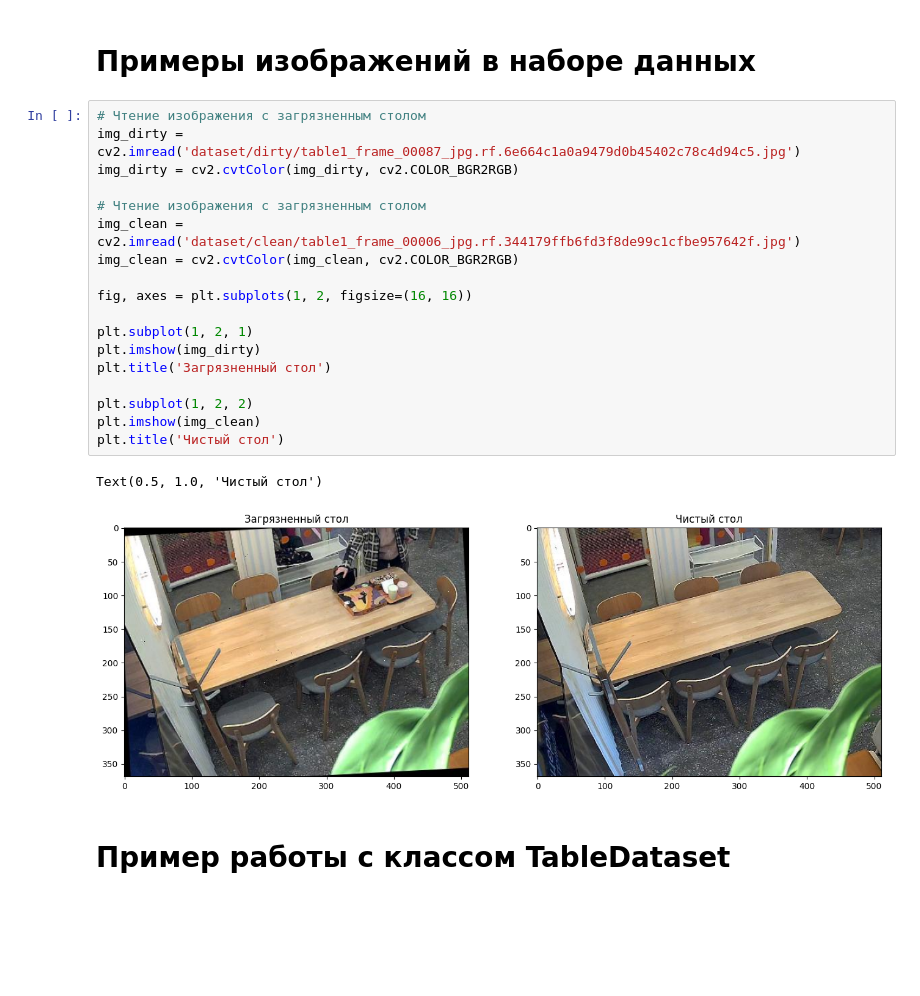
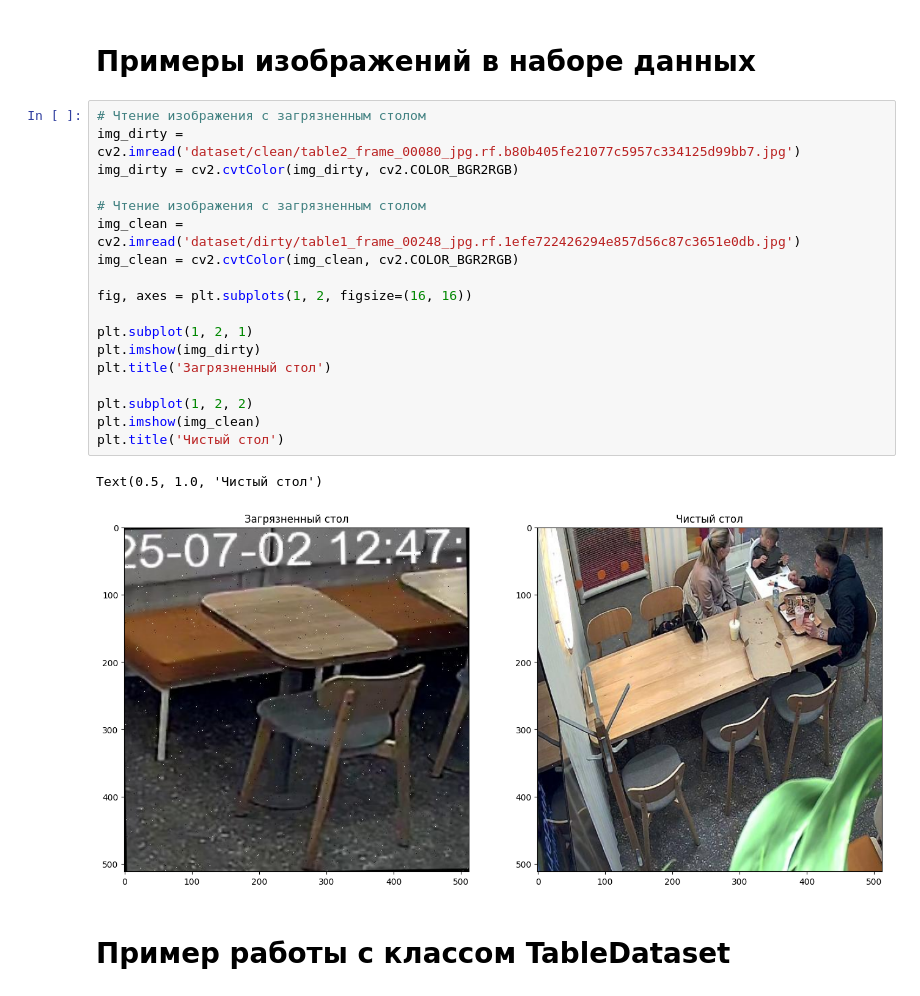
Before and after one commit to Impohimoza/table_classification, a Jupyter notebook: work_with_data.ipynb, the cells around one changed output. Cells and saved outputs as stored; diff of their text form; blank space fills up the shorter version.

```diff
--- a/work_with_data.ipynb
+++ b/work_with_data.ipynb
@@ -11,25 +11,25 @@ from src.util.util import enumerateWithEstimate
 # Примеры изображений в наборе данных
 # %%
 # Чтение изображения с загрязненным столом
-img_dirty = cv2.imread('dataset/dirty/table1_frame_00087_jpg.rf.6e664c1a0a9479d0b45402c78c4d94c5.jpg')
+img_dirty = cv2.imread('dataset/clean/table2_frame_00080_jpg.rf.b80b405fe21077c5957c334125d99bb7.jpg')
 img_dirty = cv2.cvtColor(img_dirty, cv2.COLOR_BGR2RGB)
 
 # Чтение изображения с загрязненным столом
-img_clean = cv2.imread('dataset/clean/table1_frame_00006_jpg.rf.344179ffb6fd3f8de99c1cfbe957642f.jpg')
+img_clean = cv2.imread('dataset/dirty/table1_frame_00248_jpg.rf.1efe722426294e857d56c87c3651e0db.jpg')
 img_clean = cv2.cvtColor(img_clean, cv2.COLOR_BGR2RGB)
 
 fig, axes = plt.subplots(1, 2, figsize=(16, 16))
 
 plt.subplot(1, 2, 1)
 plt.imshow(img_dirty)
 plt.title('Загрязненный стол')
 
 plt.subplot(1, 2, 2)
 plt.imshow(img_clean)
 plt.title('Чистый стол')
 # %% [output]
 Text(0.5, 1.0, 'Чистый стол')
-[figure, old version]
+[figure, new version]
 # %% [markdown]
 # Пример работы с классом TableDataset
 # %% [markdown]
```
Also changed, not shown: parts of 19 cells of this notebook, 6 other files.
